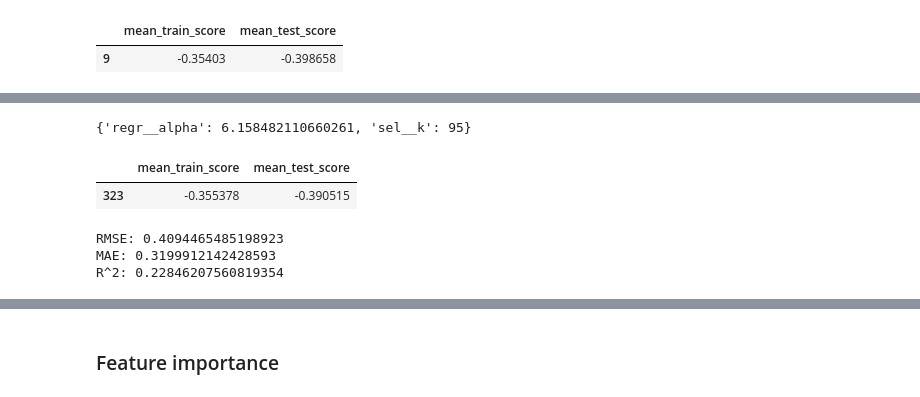
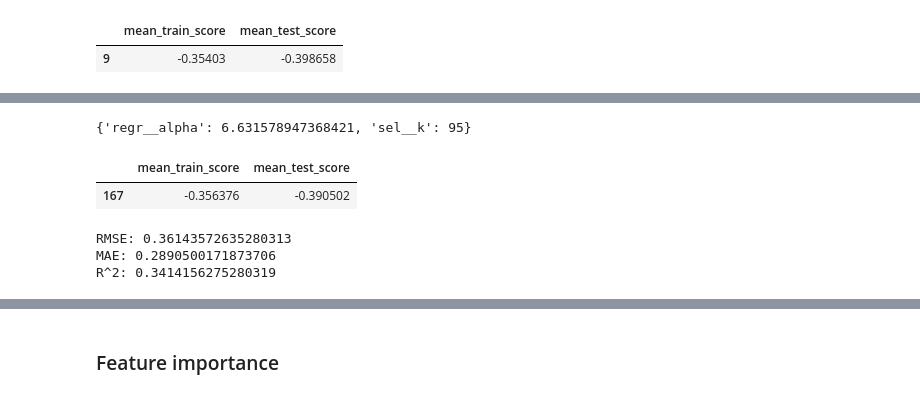
Before and after one commit to SimoneGiovannini/chocolate-rating-project, a Jupyter notebook: models.ipynb, the cells around one changed output, grey strips where cells are left out. Cells and saved outputs as stored; diff of their text form; code cells hidden in the pictures.

```diff
--- a/models.ipynb
+++ b/models.ipynb
@@ -92,13 +85,13 @@ sel_mod = Pipeline([('sel', SelectKBest(score_func=f_regression)),
 
 params = {'sel__k': list(range(10, 100, 5))}
 
-gs = GridSearchCV(sel_mod, params,
+lr_gs = GridSearchCV(sel_mod, params,
                   cv=5,
                   scoring='neg_root_mean_squared_error',
                   return_train_score=True,
                   n_jobs=-1,
                   verbose=3)
-gs.fit(X_train, y_train)
+lr_gs.fit(X_train, y_train)
 # %% [output]
 Fitting 5 folds for each of 18 candidates, totalling 90 fits
 [Parallel(n_jobs=-1)]: Using backend LokyBackend with 8 concurrent workers.
@@ -183,13 +160,14 @@ sel_mod = Pipeline([('sel', SelectKBest(score_func=f_regression)),
                     ('regr', clip_model(Ridge)())])
 
 params = {'sel__k': list(range(30, 100, 5)),
-          'regr__alpha': np.logspace(-1, 1, num=20)}
+          'regr__alpha': np.linspace(2, 10, 20)}
+          #np.logspace(-1, 1, num=20)}
 
-gs = GridSearchCV(sel_mod, params,
+ridge_gs = GridSearchCV(sel_mod, params,
                   cv=5,
                   scoring='neg_root_mean_squared_error',
                   return_train_score=True,
                   n_jobs=-1,
                   verbose=3)
-gs.fit(X_train, y_train)
+ridge_gs.fit(X_train, y_train)
 # %% [output]
@@ -217,20 +194,20 @@ GridSearchCV(cv=5,
              return_train_score=True, scoring='neg_root_mean_squared_error',
              verbose=3)
 # %%
-gs.best_params_
+ridge_gs.best_params_
 # %% [output]
-{'regr__alpha': 6.158482110660261, 'sel__k': 95}
+{'regr__alpha': 6.631578947368421, 'sel__k': 95}
 # %%
 # Compare the train and test scores for the best model
-results = pd.DataFrame(gs.cv_results_)
-results.loc[results['mean_test_score'] == gs.best_score_, ['mean_train_score', 'mean_test_score']]
+results = pd.DataFrame(ridge_gs.cv_results_)
+results.loc[results['mean_test_score'] == ridge_gs.best_score_, ['mean_train_score', 'mean_test_score']]
 # %% [output]
 |  | mean_train_score | mean_test_score |
-| 323 | -0.355378 | -0.390515 |
+| 167 | -0.356376 | -0.390502 |
 # %%
-ridge_mod = gs.best_estimator_
-eval_mod(ridge_mod, X_test, y_test)
+ridge_mod = ridge_gs.best_estimator_
+eval_mod(ridge_mod, X_train, y_train)
 # %% [output]
-RMSE: 0.4094465485198923
-MAE: 0.3199912142428593
-R^2: 0.22846207560819354
+RMSE: 0.36143572635280313
+MAE: 0.2890500171873706
+R^2: 0.3414156275280319
```
Also changed, not shown: parts of 58 cells of this notebook, 1 other file.
